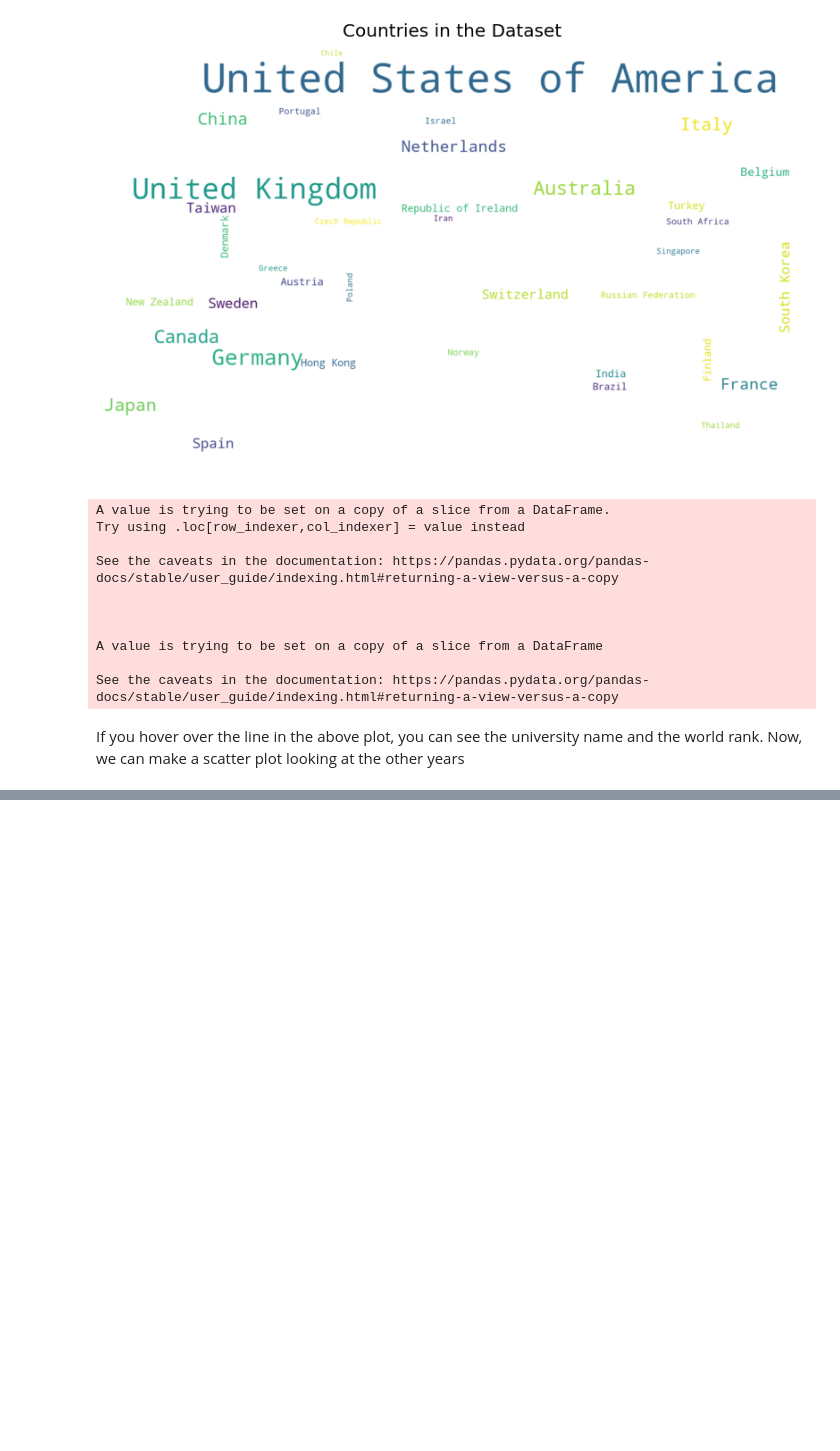
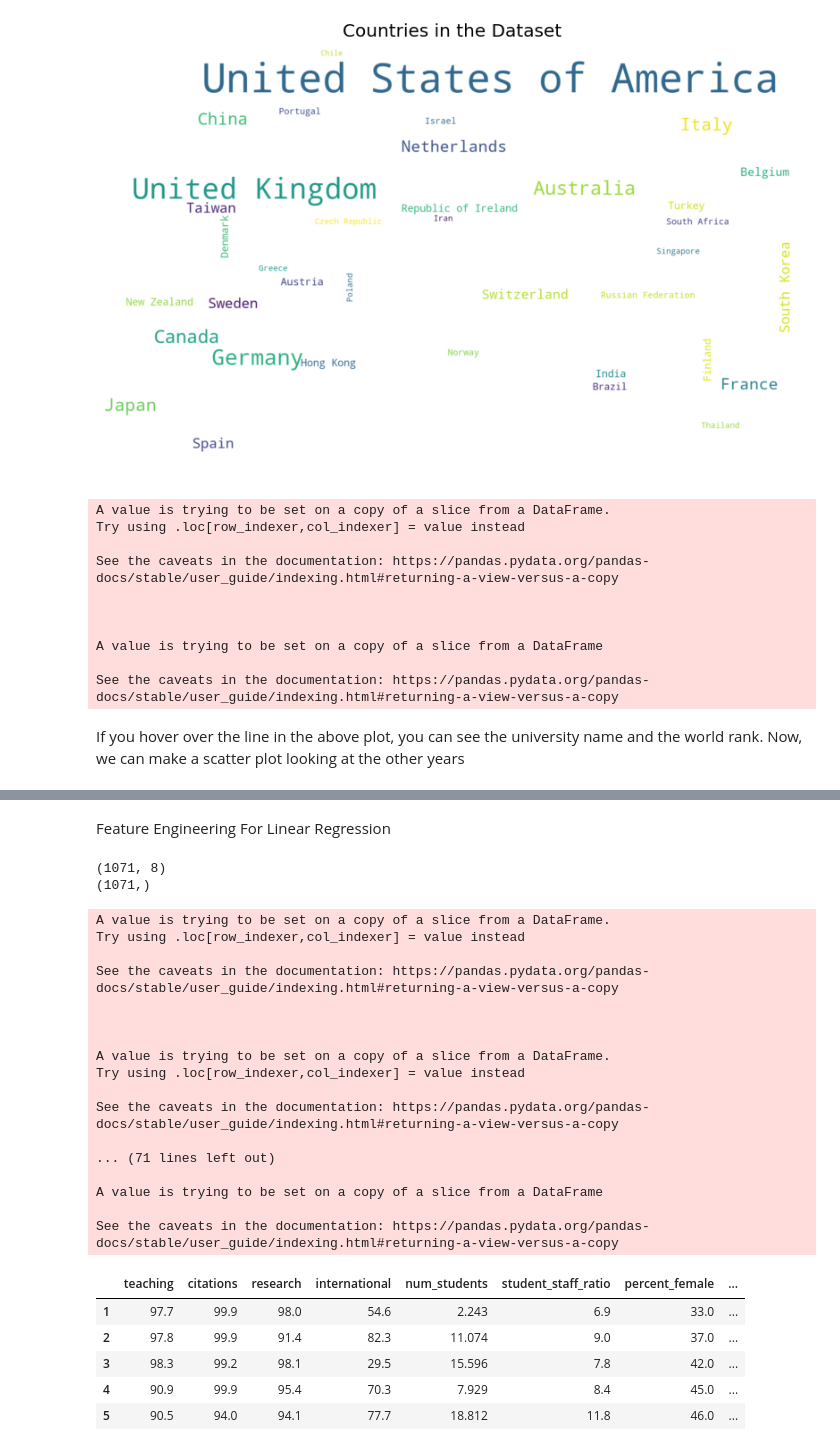
Before and after one commit to nplotko/university-data-EDA, a Jupyter notebook: university_analysis.ipynb, the cells around one changed output, grey strips where cells are left out. Cells and saved outputs as stored; diff of their text form; code cells hidden in the pictures; blank space fills up the shorter version.

Commit message:
Added linear regressor

```diff
--- a/university_analysis.ipynb
+++ b/university_analysis.ipynb
@@ -211,0 +231,76 @@ bar.show('svg')
+# %% [markdown]
+Feature Engineering For Linear Regression
+# %%
+
+#making sure we only include full entries without missing data
+data = df[(df['female_male_ratio'].notna())&
+            (df['teaching'].notna())&
+            (df['citations'].notna())&
+            (df['research'].notna())&
+            (df['international'].notna())&
+            (df['num_students'].notna())&
+            (df['student_staff_ratio'].notna())&
+            (df['female_male_ratio'].notna())&
+            (df['total_score'].notna())&
+            (df['total_score']!='-')&
+            (df['teaching']!='-')&
+            (df['citations']!='-')&
+            (df['research']!='-')&
+            (df['international']!='-')&
+            (df['research']!='-')&
+            (df['female_male_ratio']!='-')&
+            (df['student_staff_ratio']!='-')
+            ]
+
+X_data = data[['teaching','citations','research','international','num_students','student_staff_ratio','female_male_ratio']]
+Y_data = data['total_score'].astype(float)
+
+#turning num_students into float (dividing by 1000 to get the # of students in 1000s)
+X_data['num_students'] = X_data['num_students'].str.replace(',','')
+X_data['num_students'] = X_data['num_students'].astype(int)
+X_data['num_students'] = X_data['num_students'] / 1000
+
+#making female/male ratio into percents
+X_data['percent_female'] = X_data['female_male_ratio'].str[:2]
+X_data['percent_male'] = X_data['female_male_ratio'].str[-2:]
+X_data['percent_female'] = X_data['percent_female'].astype(float)
+X_data['percent_male'] = X_data['percent_male'].astype(float)
+
+#turning teaching/research/international/citations/student_staff_ratio into floats
+X_data['international'] = X_data['international'].astype(float)
+X_data['teaching'] = X_data['teaching'].astype(float)
+X_data['citations'] = X_data['citations'].astype(float)
+X_data['research'] = X_data['research'].astype(float)
+X_data['student_staff_ratio'] = X_data['student_staff_ratio'].astype(float)
+
+#removing the female_male_ratio column
+X_data.drop(columns='female_male_ratio',inplace=True)
+print(X_data.shape)
+print(Y_data.shape)
+X_data.head()
+# %% [output]
+(1071, 8)
+(1071,)
+A value is trying to be set on a copy of a slice from a DataFrame.
+Try using .loc[row_indexer,col_indexer] = value instead
+
+See the caveats in the documentation: https://pandas.pydata.org/pandas-docs/stable/user_guide/indexing.html#returning-a-view-versus-a-copy
+
+
+
+A value is trying to be set on a copy of a slice from a DataFrame.
+Try using .loc[row_indexer,col_indexer] = value instead
+
+See the caveats in the documentation: https://pandas.pydata.org/pandas-docs/stable/user_guide/indexing.html#returning-a-view-versus-a-copy
+
+... (71 lines left out)
+
+A value is trying to be set on a copy of a slice from a DataFrame
+
+See the caveats in the documentation: https://pandas.pydata.org/pandas-docs/stable/user_guide/indexing.html#returning-a-view-versus-a-copy
+|  | teaching | citations | research | international | num_students | student_staff_ratio | percent_female | ... |
+| 1 | 97.7 | 99.9 | 98.0 | 54.6 | 2.243 | 6.9 | 33.0 | ... |
+| 2 | 97.8 | 99.9 | 91.4 | 82.3 | 11.074 | 9.0 | 37.0 | ... |
+| 3 | 98.3 | 99.2 | 98.1 | 29.5 | 15.596 | 7.8 | 42.0 | ... |
+| 4 | 90.9 | 99.9 | 95.4 | 70.3 | 7.929 | 8.4 | 45.0 | ... |
+| 5 | 90.5 | 94.0 | 94.1 | 77.7 | 18.812 | 11.8 | 46.0 | ... |
```
Also changed, not shown: parts of 2 cells of this notebook.
